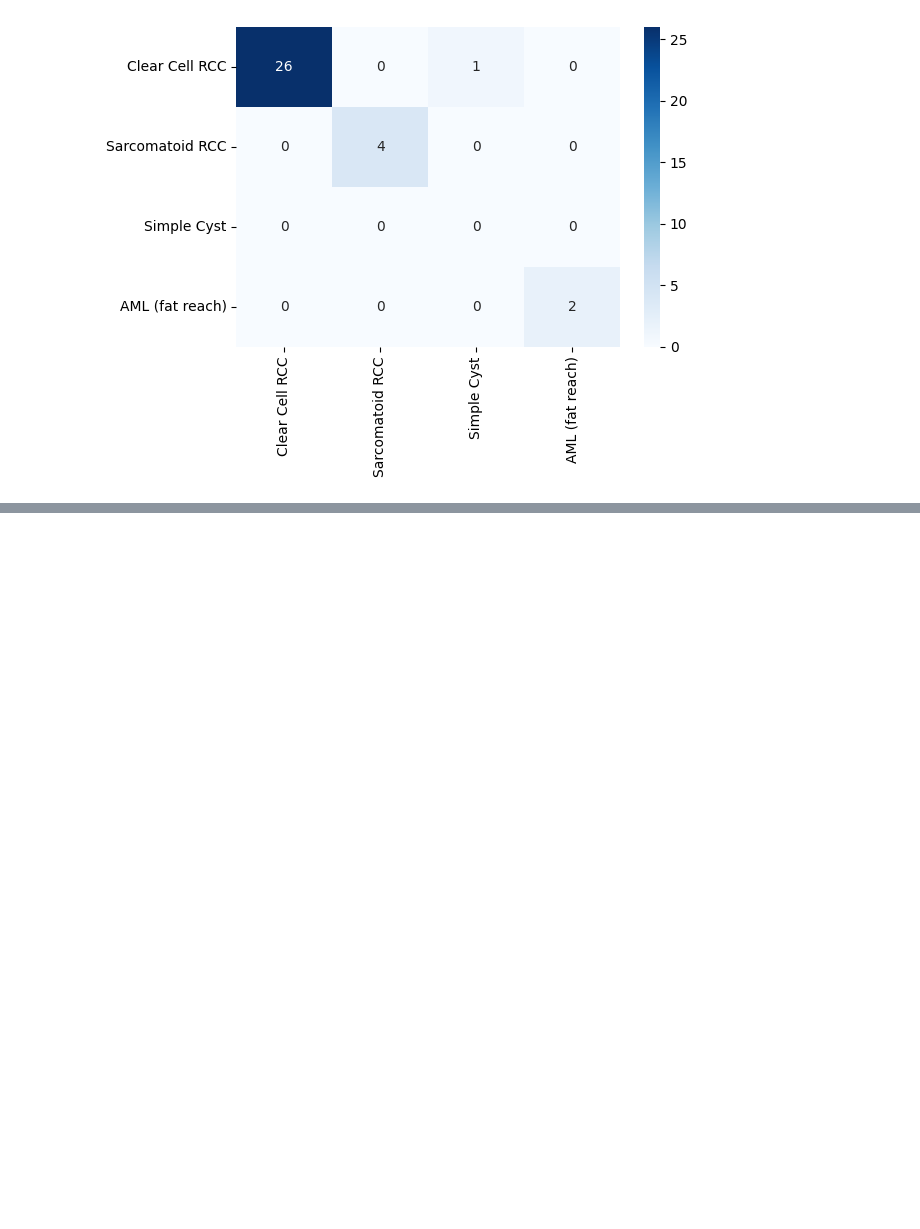
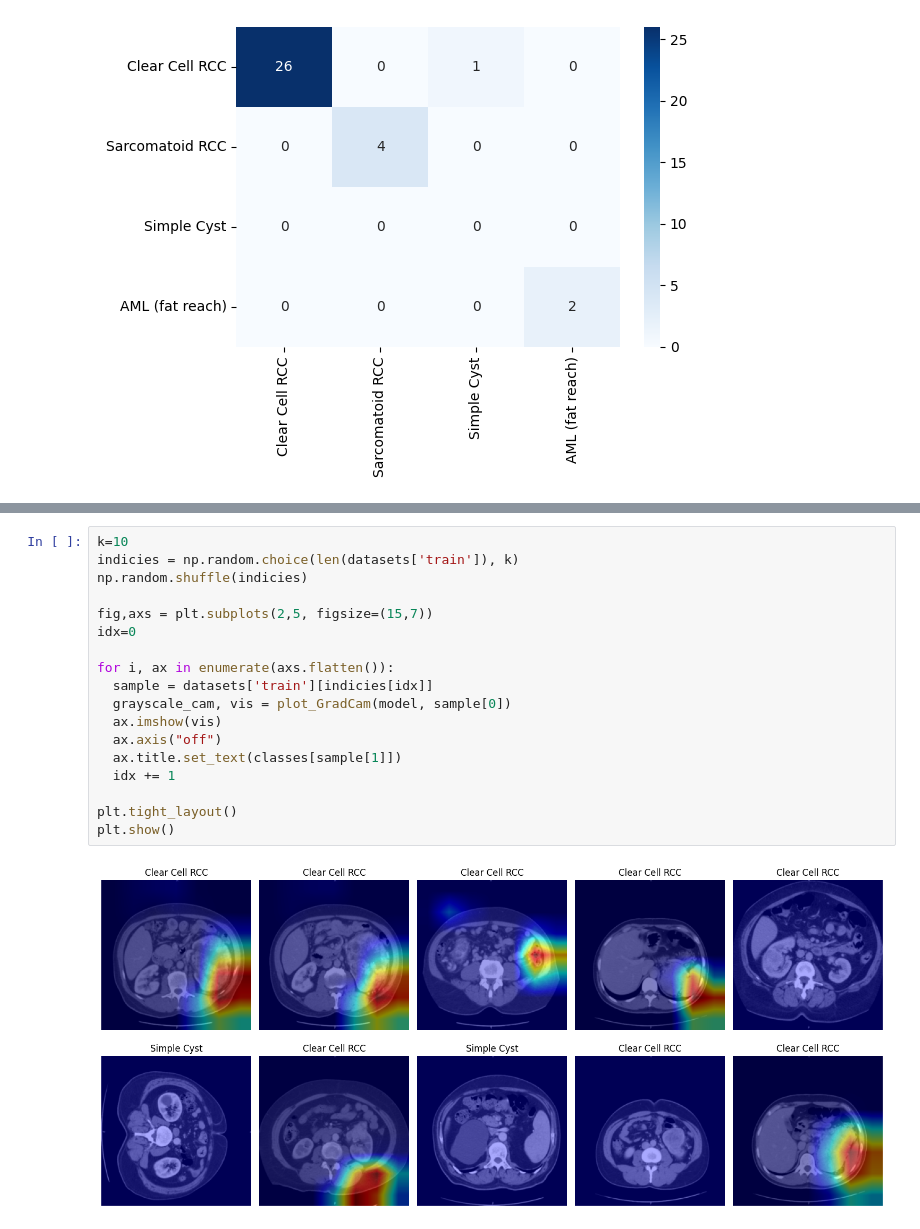
Before and after one commit to amirkasaei/Kidney-Renal-Cancer-Classification, a Jupyter notebook: Kidney_Renal_Cancer.ipynb, the cells around one changed output, grey strips where cells are left out. Drawn from its saved outputs; the diff is of its cells as text; blank space fills up the shorter version.

Commit message:
v1.2 (GradCam)

```diff
--- a/Kidney_Renal_Cancer.ipynb
+++ b/Kidney_Renal_Cancer.ipynb
@@ -458,0 +507,20 @@ Confusion matrix
+# %%
+k=10
+indicies = np.random.choice(len(datasets['train']), k)
+np.random.shuffle(indicies)
+
+fig,axs = plt.subplots(2,5, figsize=(15,7))
+idx=0
+
+for i, ax in enumerate(axs.flatten()):
+  sample = datasets['train'][indicies[idx]]
+  grayscale_cam, vis = plot_GradCam(model, sample[0])
+  ax.imshow(vis)
+  ax.axis("off")
+  ax.title.set_text(classes[sample[1]])
+  idx += 1
+
+plt.tight_layout()
+plt.show()
+# %% [output]
+[figure, added]
```
Also changed, not shown: parts of 3 cells of this notebook.
